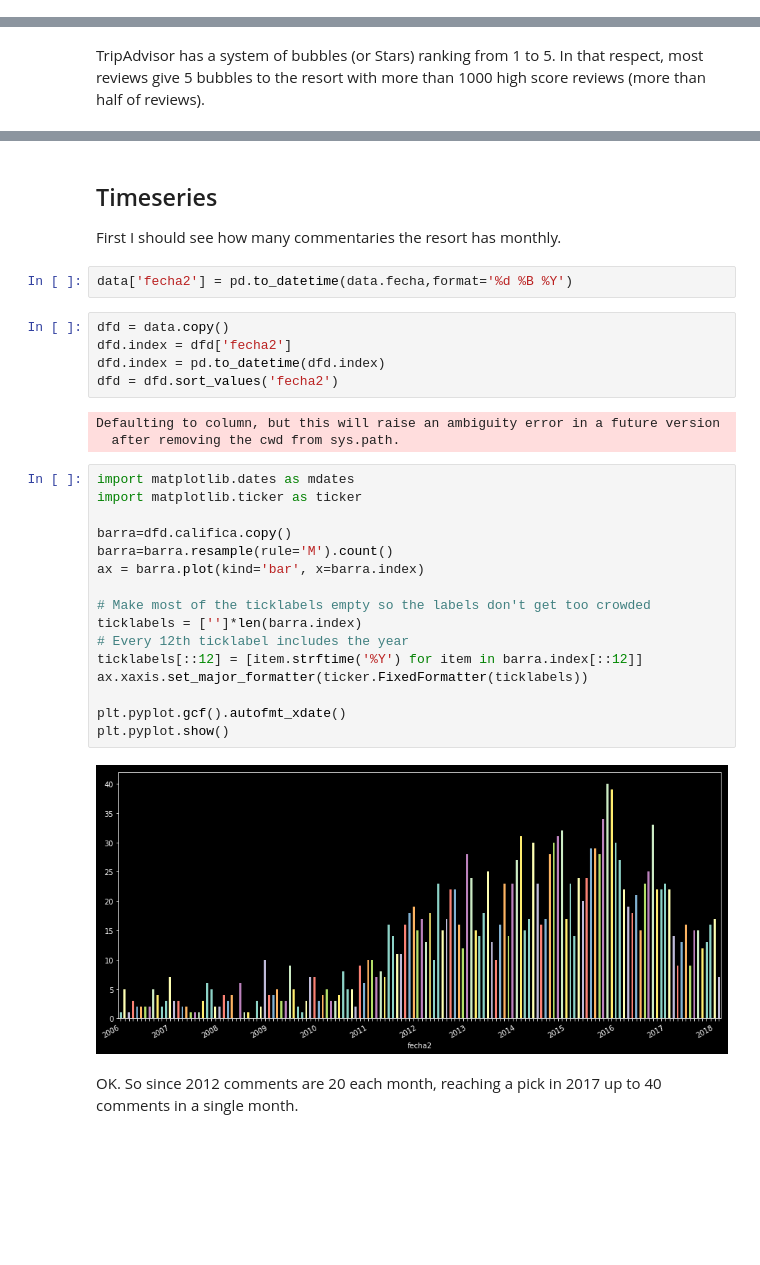
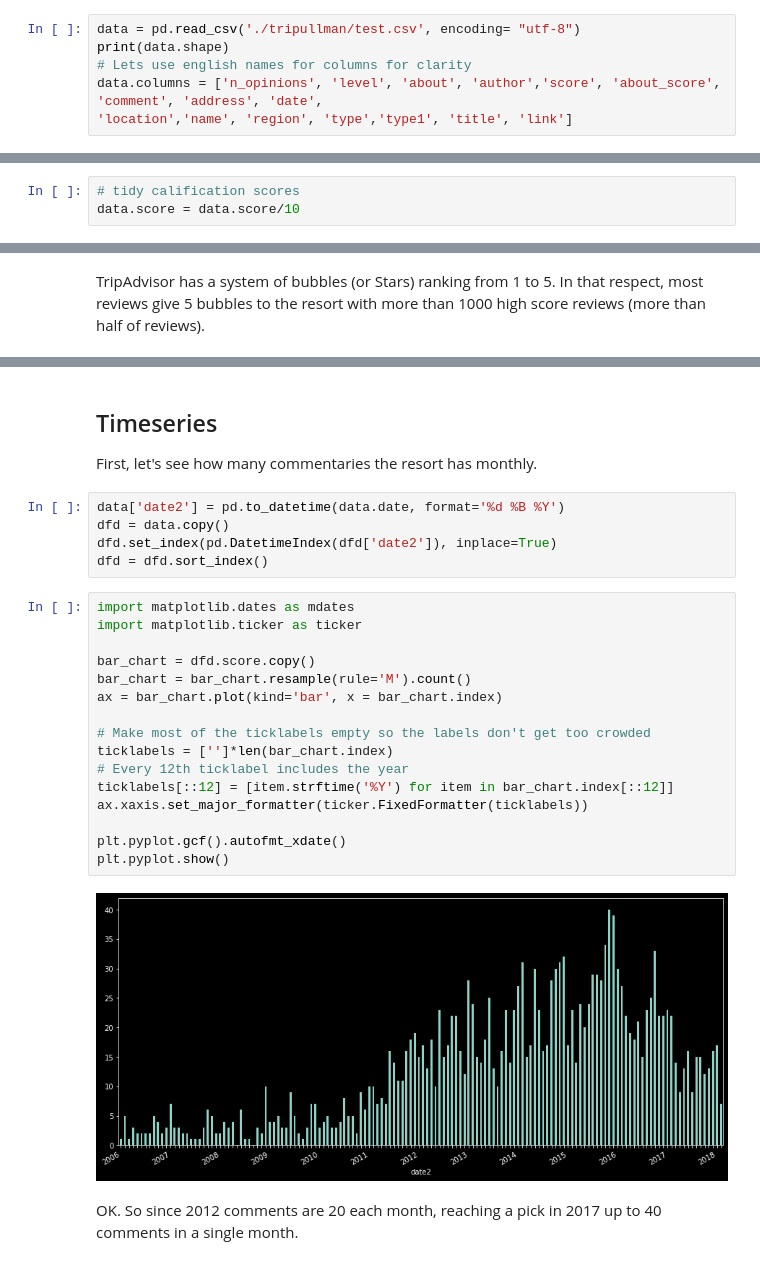
Before and after one commit to pippo-sci/Pullman, a Jupyter notebook: Reputation Timeline Sea Temple.ipynb, the cells around one changed output, grey strips where cells are left out. Saved outputs shown, nothing was run; the diff lists cells and outputs as text; blank space fills up the shorter version.

```diff
--- a/Reputation Timeline Sea Temple.ipynb
+++ b/Reputation Timeline Sea Temple.ipynb
@@ -36,0 +44,6 @@ data.califica = data.califica/10
+# %%
+data = pd.read_csv('./tripullman/test.csv', encoding= "utf-8")
+print(data.shape)
+# Lets use english names for columns for clarity
+data.columns = ['n_opinions', 'level', 'about', 'author','score', 'about_score', 'comment', 'address', 'date',
+'location','name', 'region', 'type','type1', 'title', 'link']
@@ -37 +59,4 @@ data.califica = data.califica/10
+# %%
+# tidy calification scores
+data.score = data.score/10
 # %% [markdown]
@@ -58,35 +83,30 @@ data.califica.value_counts().plot(kind='bar')
 # %% [markdown]
 ## Timeseries
 
-First I should see how many commentaries the resort has monthly.
+First, let's see how many commentaries the resort has monthly.
 # %%
-data['fecha2'] = pd.to_datetime(data.fecha,format='%d %B %Y')
+data['date2'] = pd.to_datetime(data.date, format='%d %B %Y')
+dfd = data.copy()
+dfd.set_index(pd.DatetimeIndex(dfd['date2']), inplace=True)
+dfd = dfd.sort_index()
-# %%
-dfd = data.copy()
-dfd.index = dfd['fecha2']
-dfd.index = pd.to_datetime(dfd.index)
-dfd = dfd.sort_values('fecha2')
-# %% [output]
-Defaulting to column, but this will raise an ambiguity error in a future version
-  after removing the cwd from sys.path.
 # %%
 import matplotlib.dates as mdates
 import matplotlib.ticker as ticker
 
-barra=dfd.califica.copy()
-barra=barra.resample(rule='M').count()
-ax = barra.plot(kind='bar', x=barra.index)
+bar_chart = dfd.score.copy()
+bar_chart = bar_chart.resample(rule='M').count()
+ax = bar_chart.plot(kind='bar', x = bar_chart.index)
 
 # Make most of the ticklabels empty so the labels don't get too crowded
-ticklabels = ['']*len(barra.index)
+ticklabels = ['']*len(bar_chart.index)
 # Every 12th ticklabel includes the year
-ticklabels[::12] = [item.strftime('%Y') for item in barra.index[::12]]
+ticklabels[::12] = [item.strftime('%Y') for item in bar_chart.index[::12]]
 ax.xaxis.set_major_formatter(ticker.FixedFormatter(ticklabels))
 
 plt.pyplot.gcf().autofmt_xdate()
 plt.pyplot.show()
 # %% [output]
-[figure, old version]
+[figure, new version]
 # %% [markdown]
 OK. So since 2012 comments are 20 each month, reaching a pick in 2017 up to 40 comments in a single month.
 # %% [markdown]
```
Also changed, not shown: parts of 90 cells of this notebook.
